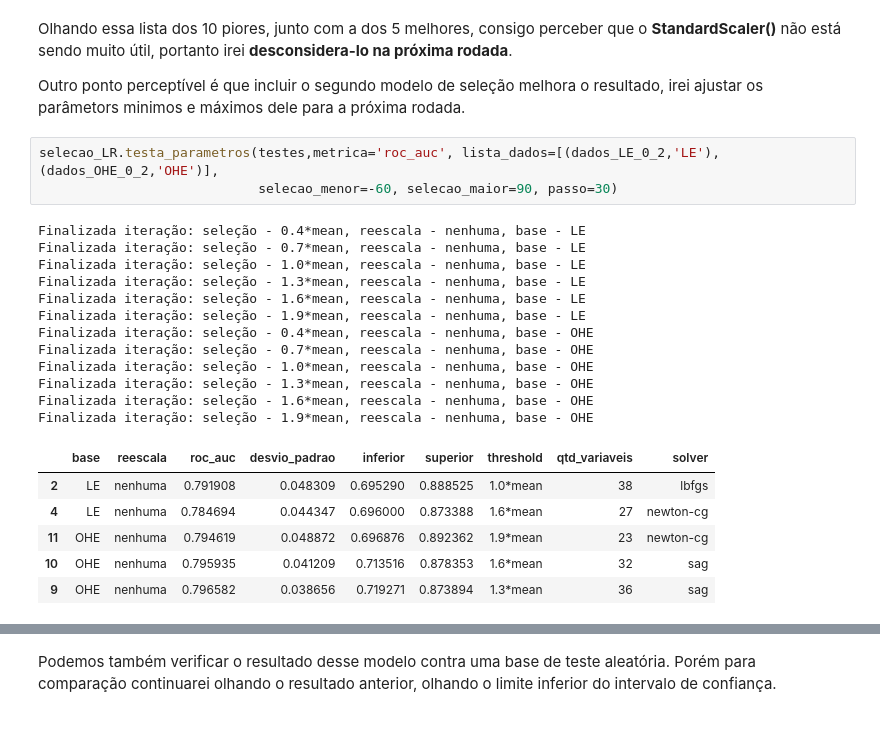
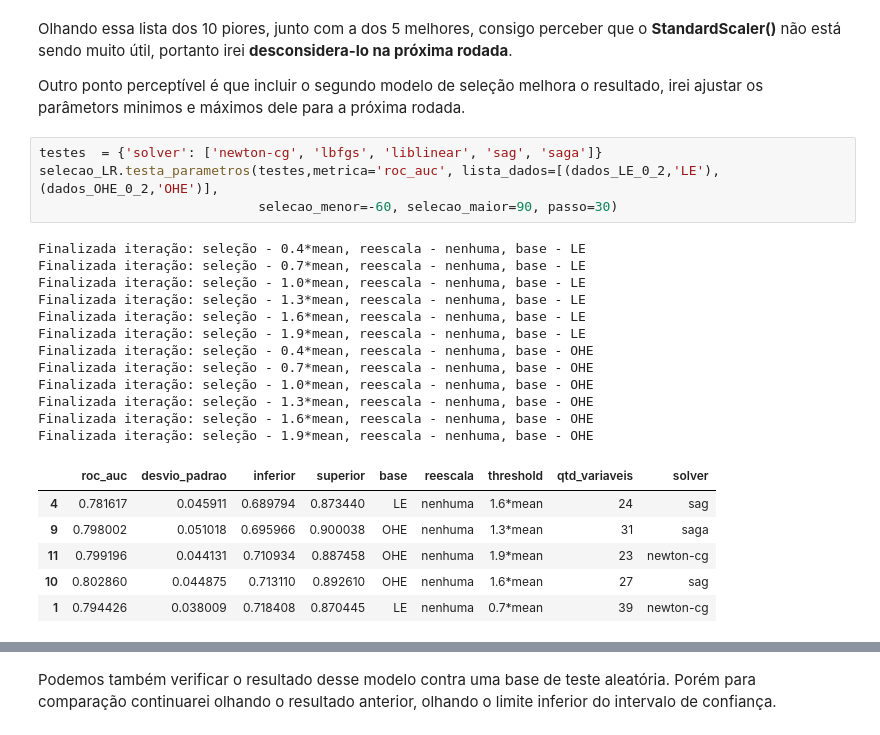
Before and after one commit to ViniciusCastillo/BootcampAlura_ProjetoModulo5, a Jupyter notebook: Notebooks/Seleciona_Modelo.ipynb, the cells around one changed output, grey strips where cells are left out. Saved outputs shown, nothing was run; the diff lists cells and outputs as text.

```diff
--- a/Notebooks/Seleciona_Modelo.ipynb
+++ b/Notebooks/Seleciona_Modelo.ipynb
@@ -120,27 +112,28 @@ Olhando essa lista dos 10 piores, junto com a dos 5 melhores, consigo perceber q
 
 Outro ponto perceptível é que incluir o segundo modelo de seleção melhora o resultado, irei ajustar os parâmetors minimos e máximos dele para a próxima rodada.
 # %%
+testes  = {'solver': ['newton-cg', 'lbfgs', 'liblinear', 'sag', 'saga']}
 selecao_LR.testa_parametros(testes,metrica='roc_auc', lista_dados=[(dados_LE_0_2,'LE'),(dados_OHE_0_2,'OHE')],
                             selecao_menor=-60, selecao_maior=90, passo=30)
 # %% [output]
 Finalizada iteração: seleção - 0.4*mean, reescala - nenhuma, base - LE
 Finalizada iteração: seleção - 0.7*mean, reescala - nenhuma, base - LE
 Finalizada iteração: seleção - 1.0*mean, reescala - nenhuma, base - LE
 Finalizada iteração: seleção - 1.3*mean, reescala - nenhuma, base - LE
 Finalizada iteração: seleção - 1.6*mean, reescala - nenhuma, base - LE
 Finalizada iteração: seleção - 1.9*mean, reescala - nenhuma, base - LE
 Finalizada iteração: seleção - 0.4*mean, reescala - nenhuma, base - OHE
 Finalizada iteração: seleção - 0.7*mean, reescala - nenhuma, base - OHE
 Finalizada iteração: seleção - 1.0*mean, reescala - nenhuma, base - OHE
 Finalizada iteração: seleção - 1.3*mean, reescala - nenhuma, base - OHE
 Finalizada iteração: seleção - 1.6*mean, reescala - nenhuma, base - OHE
 Finalizada iteração: seleção - 1.9*mean, reescala - nenhuma, base - OHE
-|  | base | reescala | roc_auc | desvio_padrao | inferior | superior | threshold | qtd_variaveis | solver |
-| 2 | LE | nenhuma | 0.791908 | 0.048309 | 0.695290 | 0.888525 | 1.0*mean | 38 | lbfgs |
-| 4 | LE | nenhuma | 0.784694 | 0.044347 | 0.696000 | 0.873388 | 1.6*mean | 27 | newton-cg |
-| 11 | OHE | nenhuma | 0.794619 | 0.048872 | 0.696876 | 0.892362 | 1.9*mean | 23 | newton-cg |
-| 10 | OHE | nenhuma | 0.795935 | 0.041209 | 0.713516 | 0.878353 | 1.6*mean | 32 | sag |
-| 9 | OHE | nenhuma | 0.796582 | 0.038656 | 0.719271 | 0.873894 | 1.3*mean | 36 | sag |
+|  | roc_auc | desvio_padrao | inferior | superior | base | reescala | threshold | qtd_variaveis | solver |
+| 4 | 0.781617 | 0.045911 | 0.689794 | 0.873440 | LE | nenhuma | 1.6*mean | 24 | sag |
+| 9 | 0.798002 | 0.051018 | 0.695966 | 0.900038 | OHE | nenhuma | 1.3*mean | 31 | saga |
+| 11 | 0.799196 | 0.044131 | 0.710934 | 0.887458 | OHE | nenhuma | 1.9*mean | 23 | newton-cg |
+| 10 | 0.802860 | 0.044875 | 0.713110 | 0.892610 | OHE | nenhuma | 1.6*mean | 27 | sag |
+| 1 | 0.794426 | 0.038009 | 0.718408 | 0.870445 | LE | nenhuma | 0.7*mean | 39 | newton-cg |
 # %%
 selecao_LR.classifica_resultados().head(10)
 # %% [output]
```
Also changed, not shown: parts of 84 cells of this notebook.
